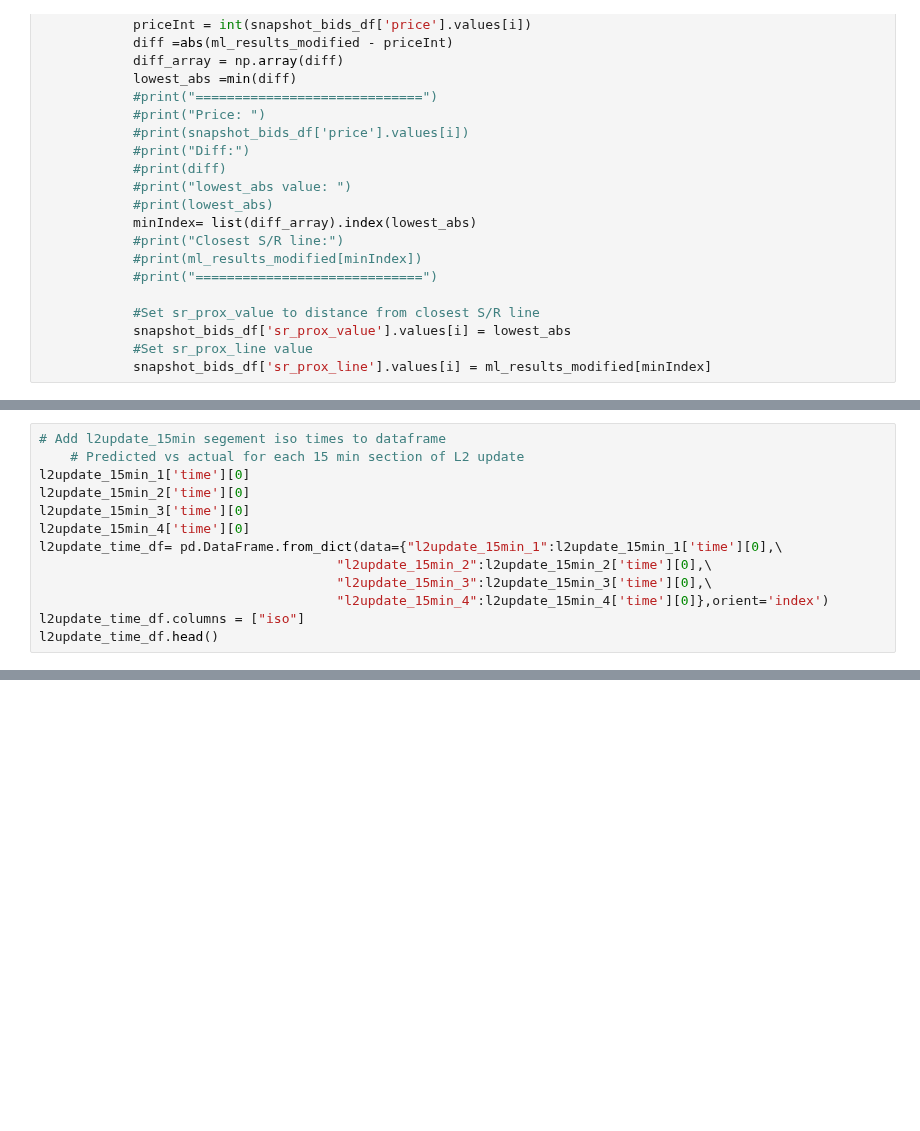
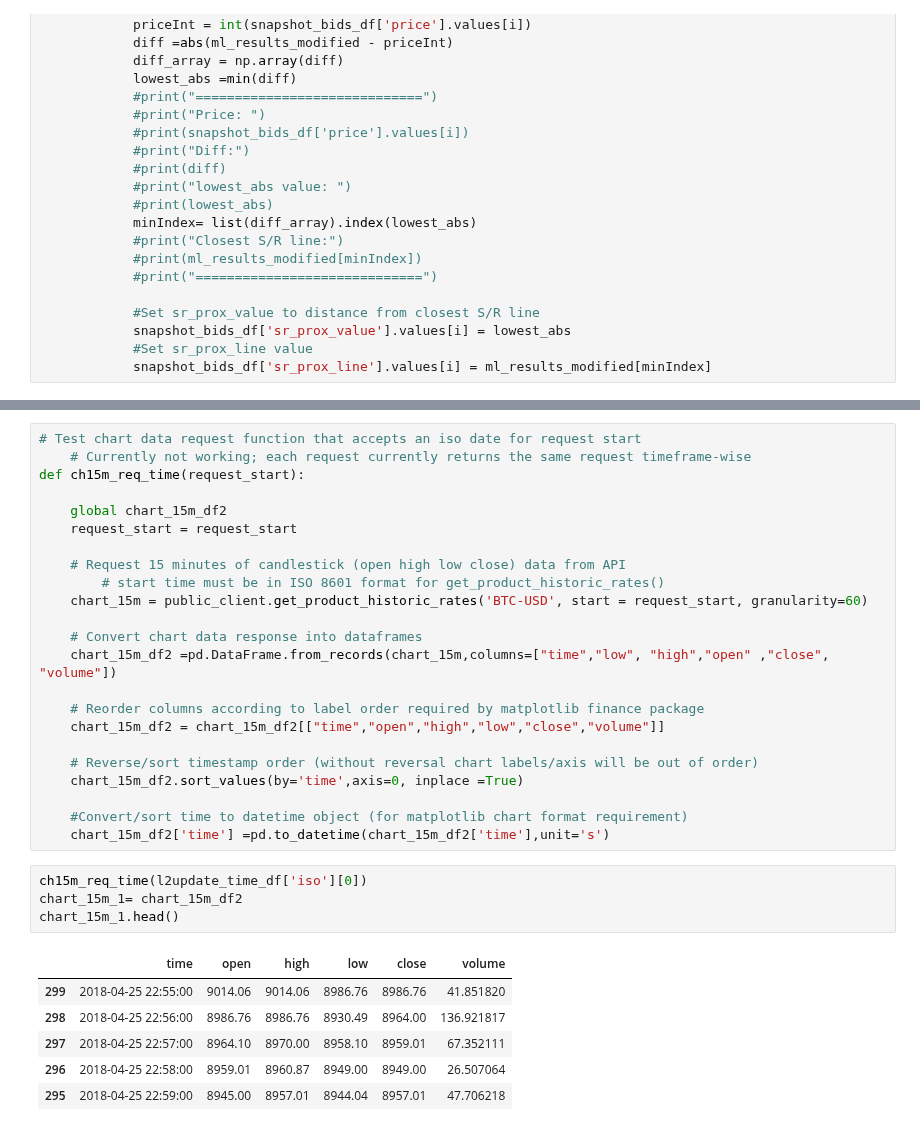
Before and after one commit to timothyyu/gdax-orderbook-ml, a Jupyter notebook: 8_program_structure_improvement.ipynb, the cells around one changed output, grey strips where cells are left out. Saved outputs shown, nothing was run; the diff lists cells and outputs as text; blank space fills up the shorter version.

```diff
--- a/8_program_structure_improvement.ipynb
+++ b/8_program_structure_improvement.ipynb
@@ -604,13 +667,0 @@ request_log_df.head()
-# %%
-# Add l2update_15min segement iso times to dataframe
-    # Predicted vs actual for each 15 min section of L2 update
-l2update_15min_1['time'][0]
-l2update_15min_2['time'][0]
-l2update_15min_3['time'][0]
-l2update_15min_4['time'][0]
-l2update_time_df= pd.DataFrame.from_dict(data={"l2update_15min_1":l2update_15min_1['time'][0],\
-                                      "l2update_15min_2":l2update_15min_2['time'][0],\
-                                      "l2update_15min_3":l2update_15min_3['time'][0],\
-                                      "l2update_15min_4":l2update_15min_4['time'][0]},orient='index')
-l2update_time_df.columns = ["iso"]
-l2update_time_df.head()
@@ -622,0 +672,34 @@ l2update_time_df.head()
+# %%
+# Test chart data request function that accepts an iso date for request start
+    # Currently not working; each request currently returns the same request timeframe-wise
+def ch15m_req_time(request_start):
+
+    global chart_15m_df2
+    request_start = request_start
+
+    # Request 15 minutes of candlestick (open high low close) data from API
+        # start time must be in ISO 8601 format for get_product_historic_rates()
+    chart_15m = public_client.get_product_historic_rates('BTC-USD', start = request_start, granularity=60)
+
+    # Convert chart data response into dataframes
+    chart_15m_df2 =pd.DataFrame.from_records(chart_15m,columns=["time","low", "high","open" ,"close", "volume"])
+
+    # Reorder columns according to label order required by matplotlib finance package
+    chart_15m_df2 = chart_15m_df2[["time","open","high","low","close","volume"]]
+
+    # Reverse/sort timestamp order (without reversal chart labels/axis will be out of order)
+    chart_15m_df2.sort_values(by='time',axis=0, inplace =True)
+
+    #Convert/sort time to datetime object (for matplotlib chart format requirement)
+    chart_15m_df2['time'] =pd.to_datetime(chart_15m_df2['time'],unit='s')
+# %%
+ch15m_req_time(l2update_time_df['iso'][0])
+chart_15m_1= chart_15m_df2
+chart_15m_1.head()
+# %% [output]
+|  | time | open | high | low | close | volume |
+| 299 | 2018-04-25 22:55:00 | 9014.06 | 9014.06 | 8986.76 | 8986.76 | 41.851820 |
+| 298 | 2018-04-25 22:56:00 | 8986.76 | 8986.76 | 8930.49 | 8964.00 | 136.921817 |
+| 297 | 2018-04-25 22:57:00 | 8964.10 | 8970.00 | 8958.10 | 8959.01 | 67.352111 |
+| 296 | 2018-04-25 22:58:00 | 8959.01 | 8960.87 | 8949.00 | 8949.00 | 26.507064 |
+| 295 | 2018-04-25 22:59:00 | 8945.00 | 8957.01 | 8944.04 | 8957.01 | 47.706218 |
```
Also changed, not shown: parts of 36 cells of this notebook.
